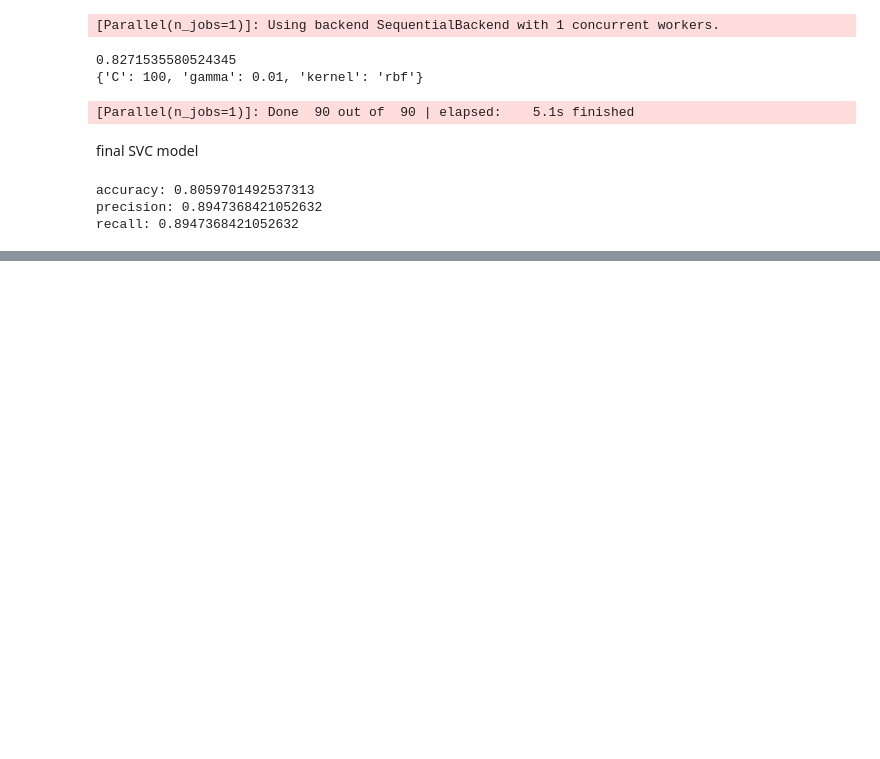
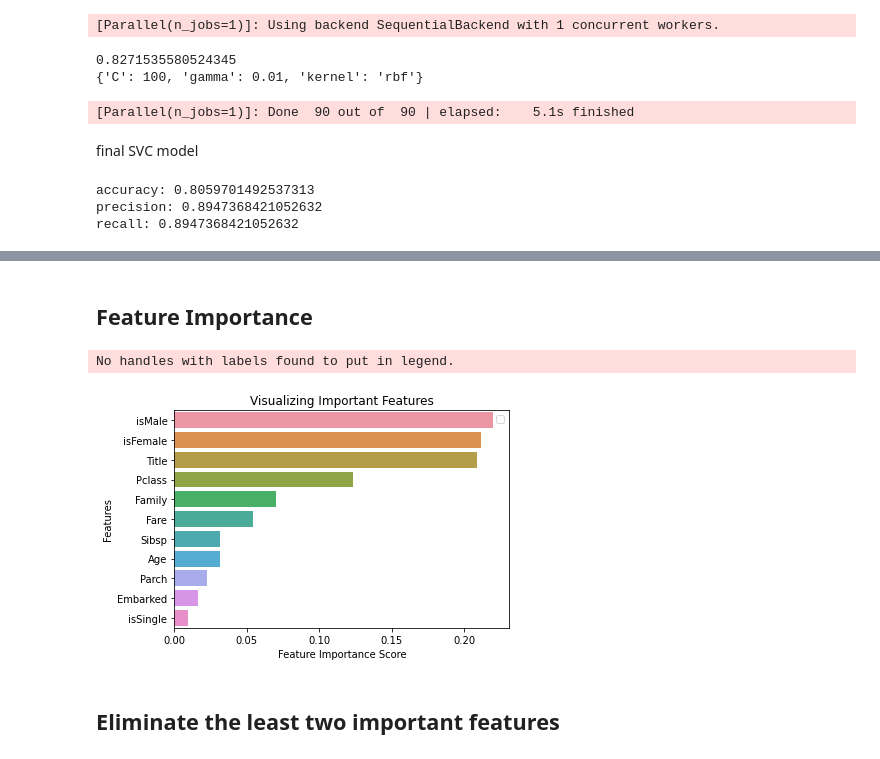
Before and after one commit to looksgreat/NYCU-AI-Spring-2021, a Jupyter notebook: main.ipynb, the cells around one changed output, grey strips where cells are left out. Cells and saved outputs as stored; diff of their text form; code cells hidden in the pictures; blank space fills up the shorter version.

Commit message:
random forest classifier

```diff
--- a/main.ipynb
+++ b/main.ipynb
@@ -669,0 +626,17 @@ recall: 0.8947368421052632
+# %%
+from sklearn.ensemble import RandomForestClassifier
+import sklearn.metrics
+single_best_model = RandomForestClassifier(criterion='gini',
+                                           n_estimators=1100,
+                                           max_depth=5,
+                                           min_samples_split=4,
+                                           min_samples_leaf=5,
+                                           max_features='auto',
+                                           oob_score=True,
+                                           random_state=42,
+                                           n_jobs=-1,
+                                           verbose=1)
+# %%
+single_best_model.fit(X_train, y_train)
+y_pred=single_best_model.predict(X_val)
+print("Accuracy:", sklearn.metrics.accuracy_score(y_val, y_pred))
@@ -669,0 +657,16 @@ recall: 0.8947368421052632
+# %% [markdown]
+## Feature Importance
+# %%
+imp = pd.Series(single_best_model.feature_importances_,index=['Pclass', 'Age', 'Sibsp', 'Parch', 'Fare', 'Embarked', 'Title', 'isMale', 'isFemale', 'Family', 'isSingle']).sort_values(ascending=False)
+
+sns.barplot(x=imp, y=imp.index)
+plt.xlabel('Feature Importance Score')
+plt.ylabel('Features')
+plt.title("Visualizing Important Features")
+plt.legend()
+plt.show()
+# %% [output]
+No handles with labels found to put in legend.
+[figure, added]
+# %% [markdown]
+## Eliminate the least two important features
```
Also changed, not shown: parts of 16 cells of this notebook.
